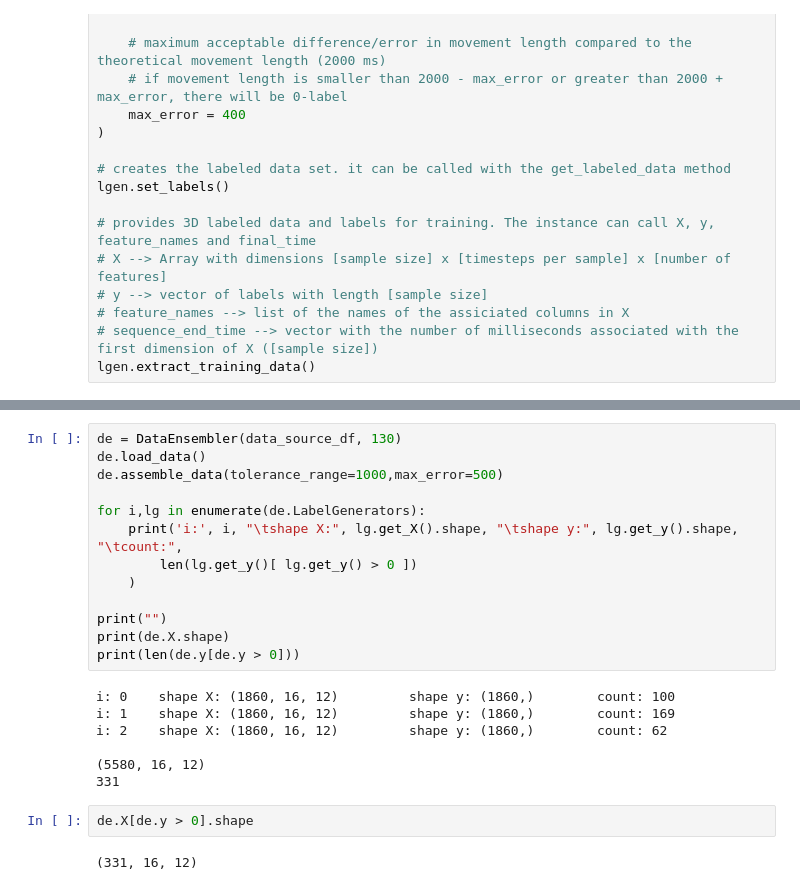
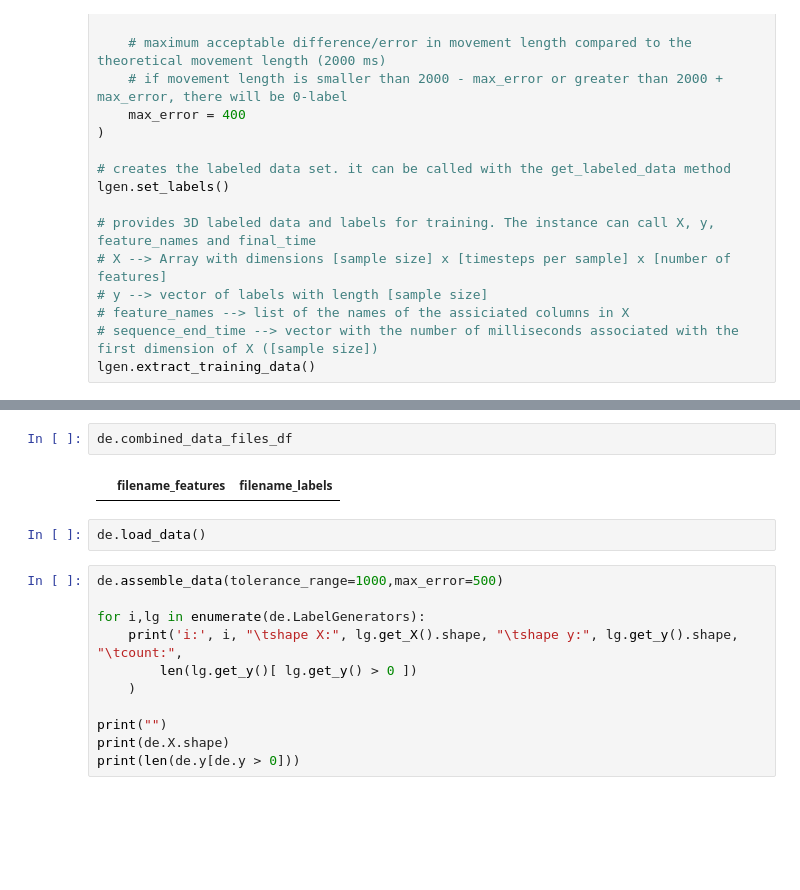
Before and after one commit to chriswegmann/drone_steering, a Jupyter notebook: models/playground/GestureLabelling.ipynb, the cells around one changed output, grey strips where cells are left out. Cells and saved outputs as stored; diff of their text form; blank space fills up the shorter version.

```diff
--- a/models/playground/GestureLabelling.ipynb
+++ b/models/playground/GestureLabelling.ipynb
@@ -493,6 +593,10 @@ class DataEnsembler():
+# %%
+de.combined_data_files_df
+# %% [output]
+|  | filename_features | filename_labels |
+# %%
+de.load_data()
 # %%
-de = DataEnsembler(data_source_df, 130)
-de.load_data()
 de.assemble_data(tolerance_range=1000,max_error=500)
 
 for i,lg in enumerate(de.LabelGenerators):
@@ -503,14 +607,3 @@ for i,lg in enumerate(de.LabelGenerators):
 print("")
 print(de.X.shape)
 print(len(de.y[de.y > 0]))
-# %% [output]
-i: 0    shape X: (1860, 16, 12)         shape y: (1860,)        count: 100
-i: 1    shape X: (1860, 16, 12)         shape y: (1860,)        count: 169
-i: 2    shape X: (1860, 16, 12)         shape y: (1860,)        count: 62
-
-(5580, 16, 12)
-331
-# %%
-de.X[de.y > 0].shape
-# %% [output]
-(331, 16, 12)
```
Also changed, not shown: parts of 24 cells of this notebook.
